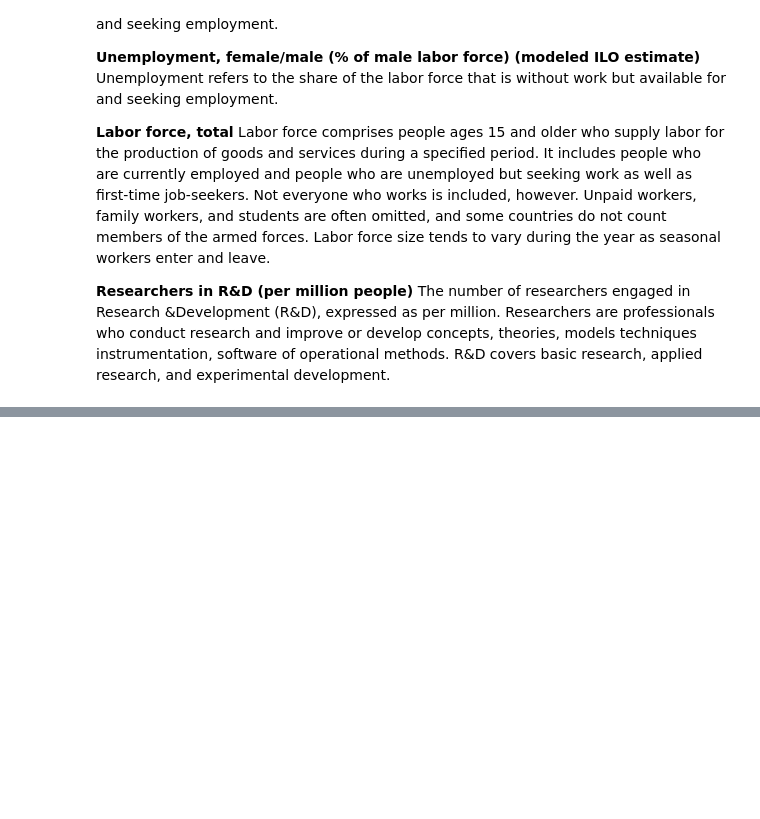
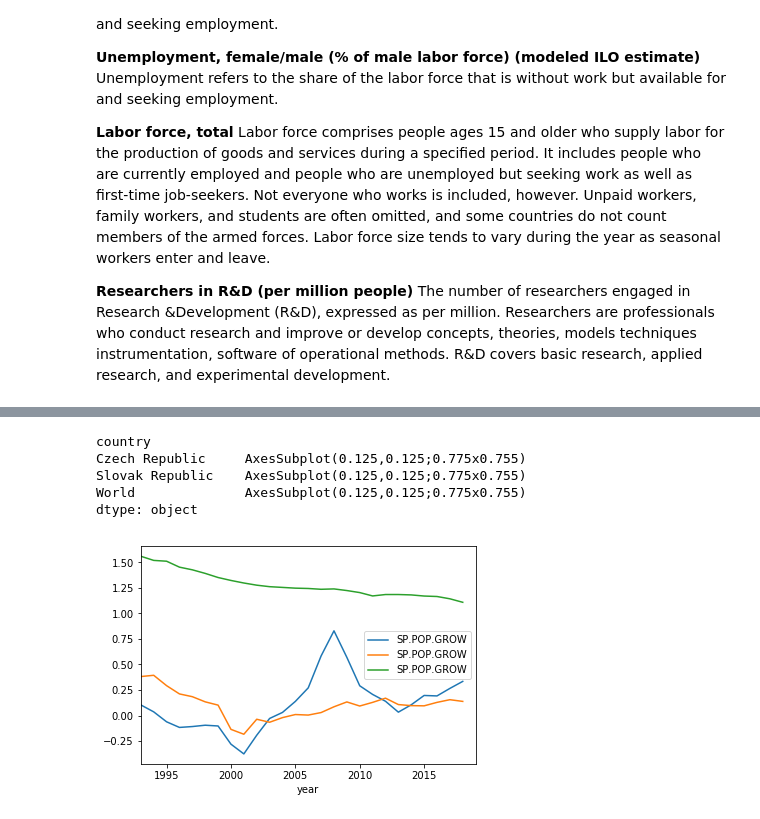
Before and after one commit to breichmanova/DS-project1, a Jupyter notebook: Project1.ipynb, the cells around one changed output, grey strips where cells are left out. Drawn from its saved outputs; the diff is of its cells as text; code cells hidden in the pictures; blank space fills up the shorter version.

```diff
--- a/Project1.ipynb
+++ b/Project1.ipynb
@@ -65,0 +106,10 @@ data
+# %%
+fig, ax = plt.subplots()
+data.groupby('country').plot(x = 'year', y='SP.POP.GROW', kind = 'line', legend = True, ax = ax)
+# %% [output]
+country
+Czech Republic     AxesSubplot(0.125,0.125;0.775x0.755)
+Slovak Republic    AxesSubplot(0.125,0.125;0.775x0.755)
+World              AxesSubplot(0.125,0.125;0.775x0.755)
+dtype: object
+[figure, added]
```
Also changed, not shown: parts of 11 cells of this notebook, 1 other file.
